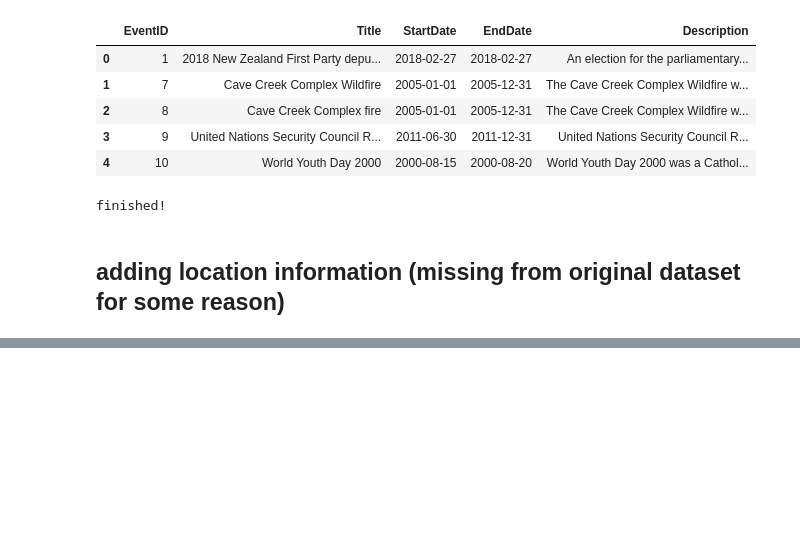
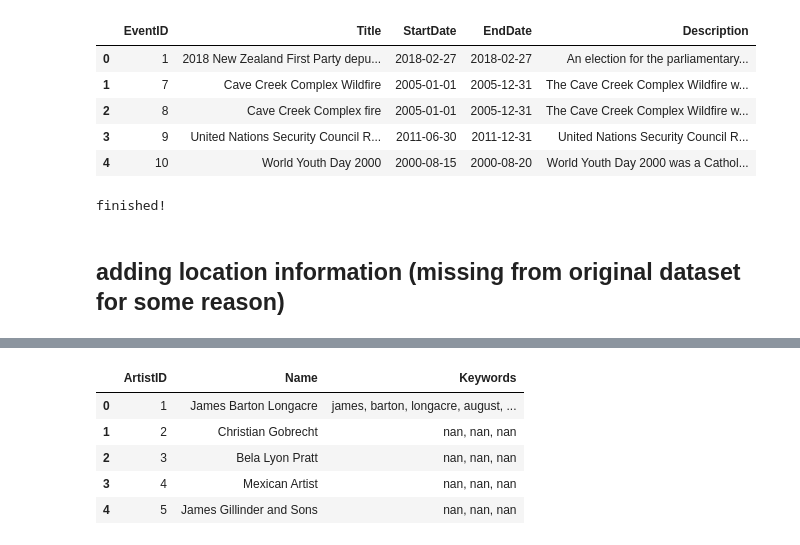
Before and after one commit to kimestelle/cis5500-artwork-discovery, a Jupyter notebook: preprocessing/historical_events_preprocessing.ipynb, the cells around one changed output, grey strips where cells are left out. Cells and saved outputs as stored; diff of their text form; code cells hidden in the pictures; blank space fills up the shorter version.

```diff
--- a/preprocessing/historical_events_preprocessing.ipynb
+++ b/preprocessing/historical_events_preprocessing.ipynb
@@ -404,0 +438,18 @@ dtype: int64
+# %%
+# create historical event keywords csv
+#split keywords into separate rows
+historical_events = pd.read_csv("historical_events_final.csv")
+event_keyword_rows = []
+for index, row in historical_events.iterrows():
+    event_id = row["EventID"]
+    keywords = str(row["Keywords"]).split(", ")
+    for keyword in keywords:
+        if keyword:  #no empty keywords
+            event_keyword_rows.append({
+                "EventID": event_id,
+                "Keyword": keyword
+            })
+event_keywords = pd.DataFrame(event_keyword_rows)
+print("HistoricalEventKeywords shape:", event_keywords.shape)
+display(event_keywords.head())
+event_keywords.to_csv("historical_event_keywords.csv", index=False)
@@ -404,0 +547,38 @@ dtype: int64
+# %%
+def extract_artist_keywords(text):
+    if not isinstance(text, str):
+        text = ""
+    text = text.lower()
+    # remove punctuation and symbols
+    text = re.sub(r'[^\w\s]', '', text)
+    words = text.split()
+    # remove common stop words
+    stop_words = {
+        'the', 'and', 'is', 'in', 'to', 'of', 'a', 'for', 'on', 'with',
+        'as', 'by', 'an', 'at', 'from', 'was', 'are', 'this', 'that',
+        'he', 'she', 'they', 'his', 'her', 'their', 'it'
+    }
+    keywords = [w for w in words if w not in stop_words]
+    return ', '.join(keywords)
+
+# build a combined text field for keyword extraction
+artists_with_bios["BioText"] = artists_with_bios.apply(
+    lambda row: " ".join([
+        str(row.get("text", "") or ""),
+        str(row.get("occupation", "") or ""),
+        str(row.get("nationality", "") or "")
+    ]),
+    axis=1
+)
+
+artists_with_bios["Keywords"] = artists_with_bios["BioText"].map(extract_artist_keywords)
+
+artists_with_bios.to_csv("artists_with_keywords.csv", index=False)
+display(artists_with_bios[["ArtistID", "Name", "Keywords"]].head())
+# %% [output]
+|  | ArtistID | Name | Keywords |
+| 0 | 1 | James Barton Longacre | james, barton, longacre, august, ... |
+| 1 | 2 | Christian Gobrecht | nan, nan, nan |
+| 2 | 3 | Bela Lyon Pratt | nan, nan, nan |
+| 3 | 4 | Mexican Artist | nan, nan, nan |
+| 4 | 5 | James Gillinder and Sons | nan, nan, nan |
```
Also changed, not shown: parts of 8 cells of this notebook, 3 other files.
